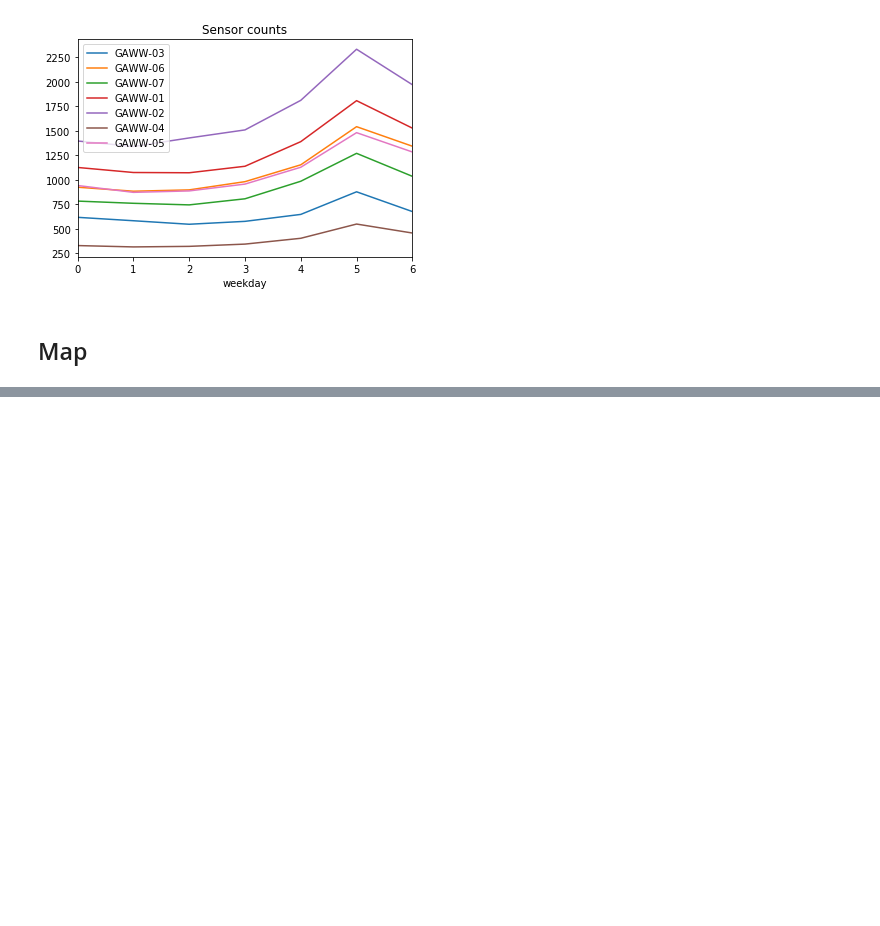
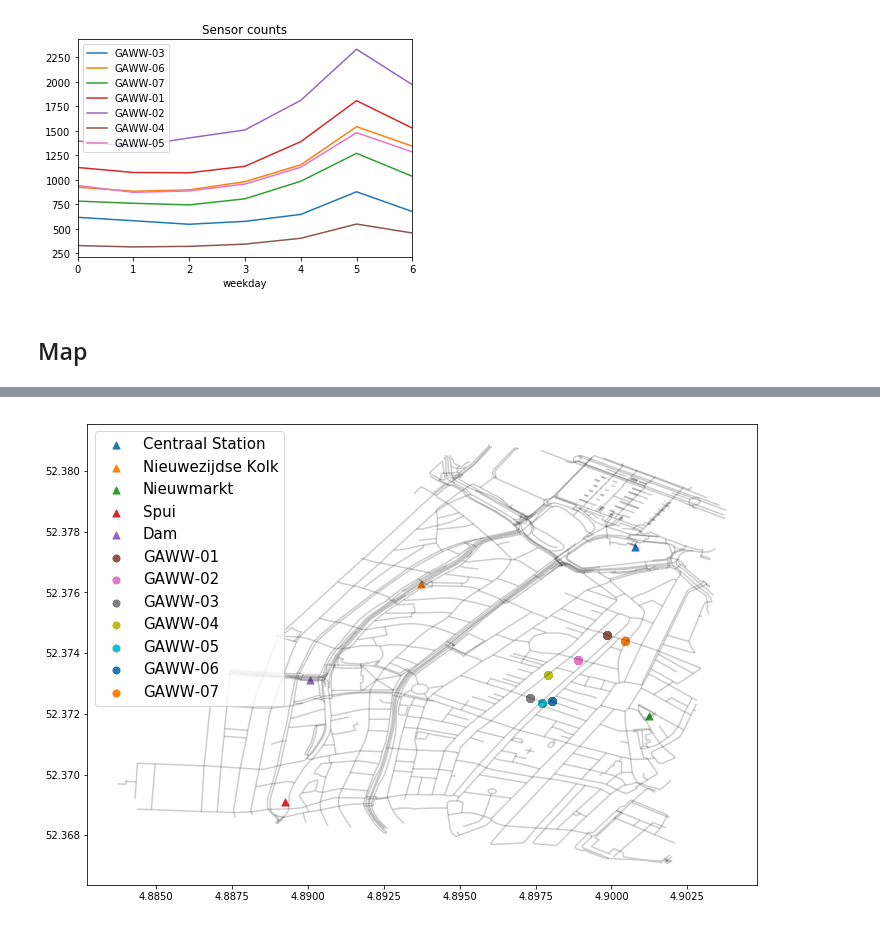
Before and after one commit to LeDon96/CrowdednessPrediction, a Jupyter notebook: Jupyter Notebooks/Data explore.ipynb, the cells around one changed output, grey strips where cells are left out. Drawn from its saved outputs; the diff is of its cells as text; code cells hidden in the pictures; blank space fills up the shorter version.

```diff
--- a/Jupyter Notebooks/Data explore.ipynb
+++ b/Jupyter Notebooks/Data explore.ipynb
@@ -150,0 +138,34 @@ plt.savefig('../../../Data_thesis/Useful/map.png')
+# %%
+fig,ax = plt.subplots(figsize = (12, 12))
+street_map.plot(ax = ax, alpha = 0.2, color = "black")
+
+gvb_geo_df[gvb_geo_df["Station"] == "Centraal Station"].plot(ax = ax, markersize = 50, marker = "^",
+                                                        label = "Centraal Station")
+gvb_geo_df[gvb_geo_df["Station"] == "Nieuwezijdse Kolk"].plot(ax = ax, markersize = 50, marker = "^",
+                                                        label = "Nieuwezijdse Kolk")
+gvb_geo_df[gvb_geo_df["Station"] == "Nieuwmarkt"].plot(ax = ax, markersize = 50, marker = "^",
+                                                        label = "Nieuwmarkt")
+gvb_geo_df[gvb_geo_df["Station"] == "Spui"].plot(ax = ax, markersize = 50, marker = "^",
+                                                        label = "Spui")
+gvb_geo_df[gvb_geo_df["Station"] == "Dam"].plot(ax = ax, markersize = 50, marker = "^",
+                                                        label = "Dam")
+
+sensor_geo_df[sensor_geo_df["Sensor"] == "GAWW-01"].plot(ax = ax, markersize = 50, marker = "o",
+                                                       label = "GAWW-01")
+sensor_geo_df[sensor_geo_df["Sensor"] == "GAWW-02"].plot(ax = ax, markersize = 50, marker = "o",
+                                                       label = "GAWW-02")
+sensor_geo_df[sensor_geo_df["Sensor"] == "GAWW-03"].plot(ax = ax, markersize = 50, marker = "o",
+                                                       label = "GAWW-03")
+sensor_geo_df[sensor_geo_df["Sensor"] == "GAWW-04"].plot(ax = ax, markersize = 50, marker = "o",
+                                                       label = "GAWW-04")
+sensor_geo_df[sensor_geo_df["Sensor"] == "GAWW-05"].plot(ax = ax, markersize = 50, marker = "o",
+                                                       label = "GAWW-05")
+sensor_geo_df[sensor_geo_df["Sensor"] == "GAWW-06"].plot(ax = ax, markersize = 50, marker = "o",
+                                                       label = "GAWW-06")
+sensor_geo_df[sensor_geo_df["Sensor"] == "GAWW-07"].plot(ax = ax, markersize = 50, marker = "o",
+                                                       label = "GAWW-07")
+
+plt.legend(prop={"size": 15})
+plt.savefig('../../../Data_thesis/Useful/map.png')
+# %% [output]
+[figure, added]
```
Also changed, not shown: parts of 3 cells of this notebook, 1 other file.
